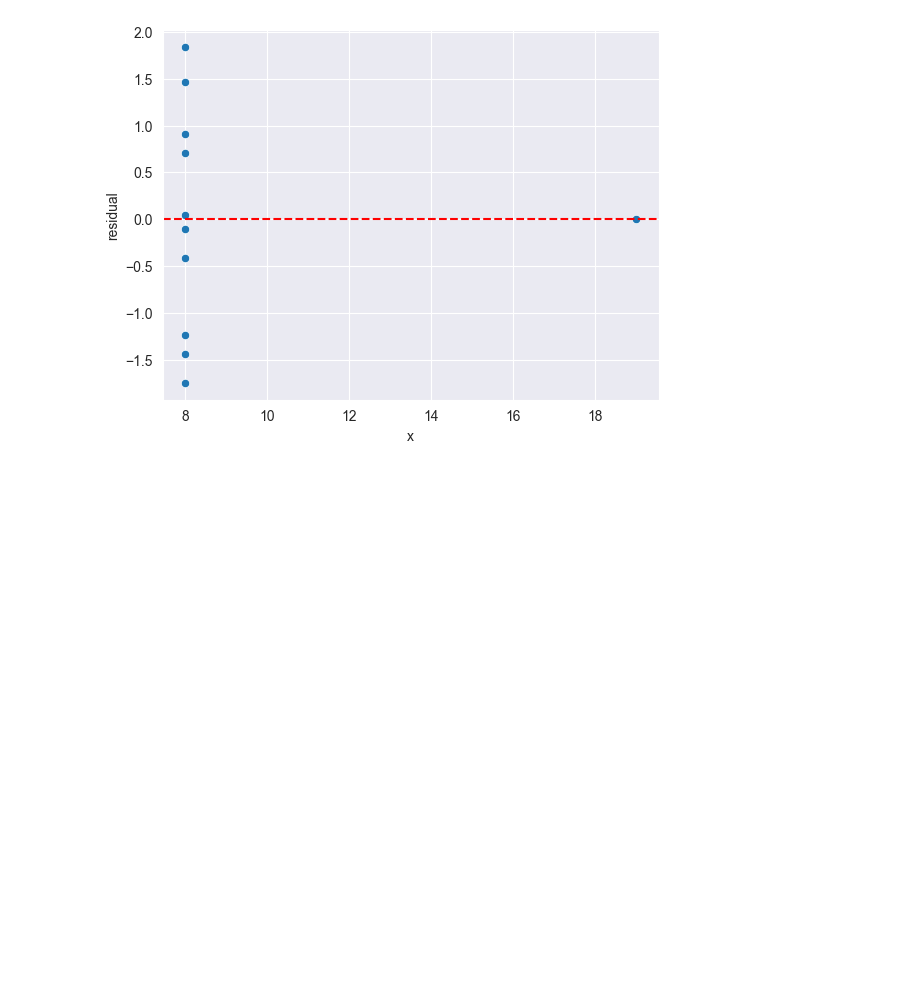
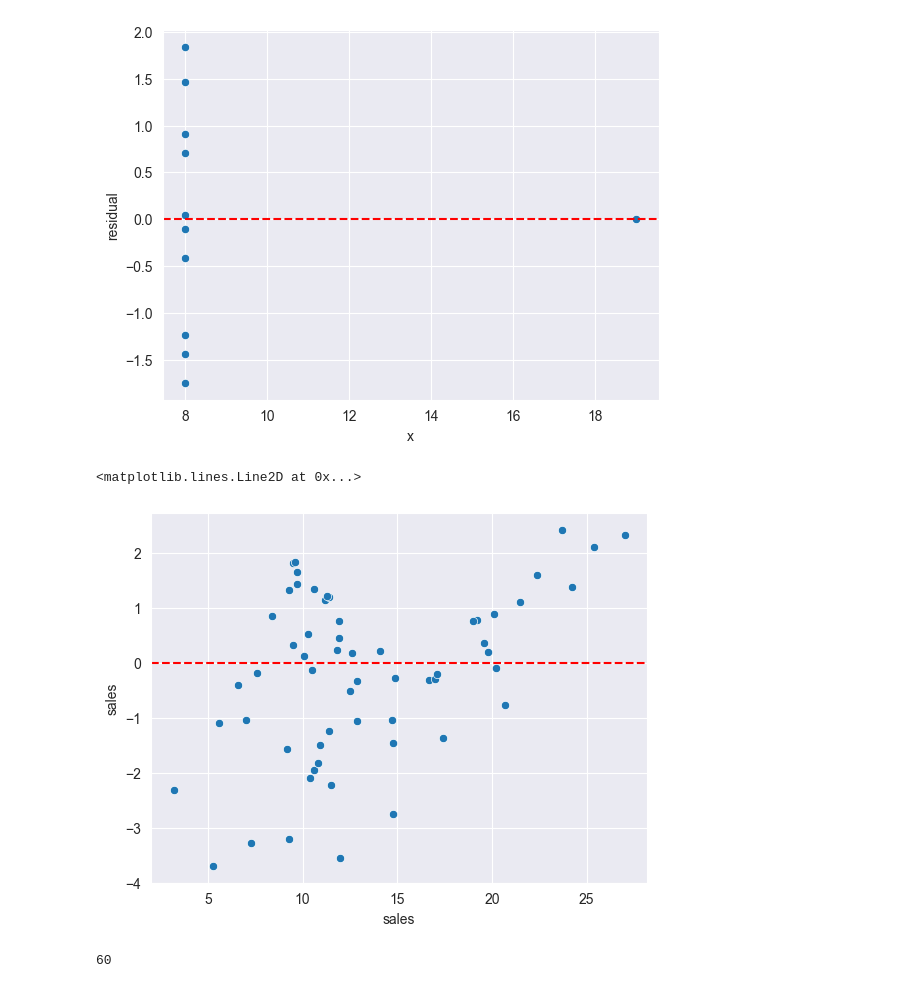
Before and after one commit to ZygimantasB/data_science_ml_learning, a Jupyter notebook: Section 10 Linear Regression/Remember 2/01-Linear-Regression-with-Scitkit-Learn.ipynb, the cells around one changed output. Drawn from its saved outputs; the diff is of its cells as text; code cells hidden in the pictures; blank space fills up the shorter version.

```diff
--- a/Section 10 Linear Regression/Remember 2/01-Linear-Regression-with-Scitkit-Learn.ipynb
+++ b/Section 10 Linear Regression/Remember 2/01-Linear-Regression-with-Scitkit-Learn.ipynb
@@ -244,3 +244,17 @@ plt.axhline(0, color='red', linestyle='--')
 # %% [output]
 <matplotlib.lines.Line2D at 0x...>
 [figure]
+# %%
+test_predictions = model.predict(X_test)
+# %%
+test_res = y_test - test_predictions
+# %%
+sns.scatterplot(x=y_test, y=test_res)
+plt.axhline(0, color='red', linestyle='--')
+# %% [output]
+<matplotlib.lines.Line2D at 0x...>
+[figure, added]
+# %%
+len(test_res)
+# %% [output]
+60
```
Also changed, not shown: parts of 19 cells of this notebook, 1 other file.
